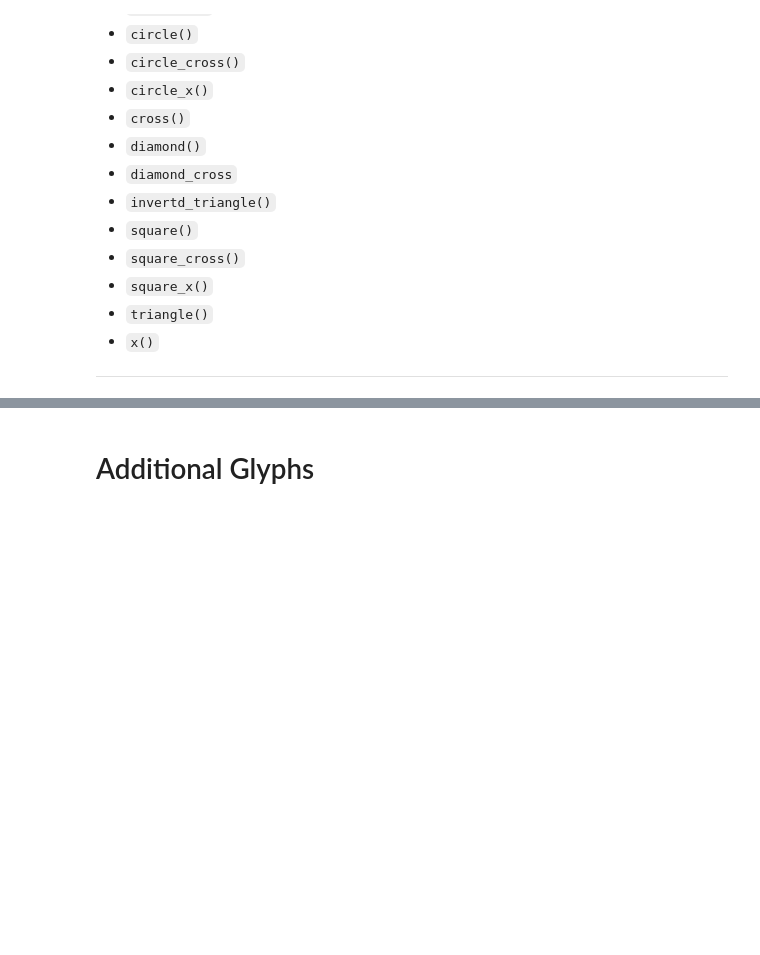
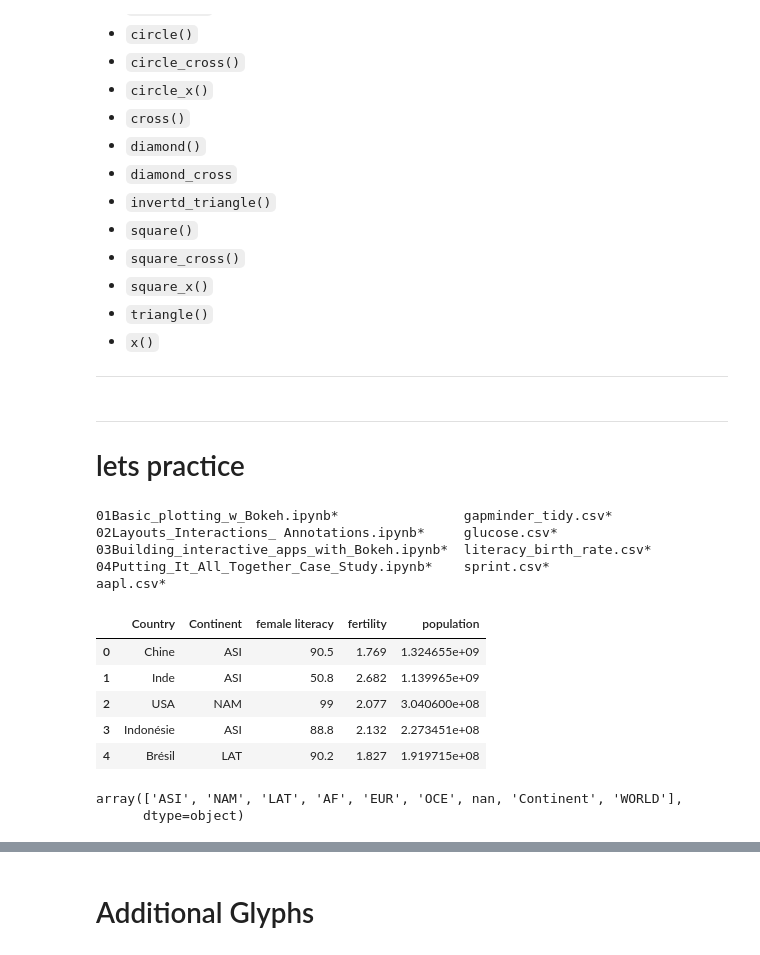
Before and after one commit to franksalas/datacamp, a Jupyter notebook: Interactive_Data_Visualizaton_Bokeh/01Basic_plotting_w_Bokeh.ipynb, the cells around one changed output, grey strips where cells are left out. Saved outputs shown, nothing was run; the diff lists cells and outputs as text; code cells hidden in the pictures; blank space fills up the shorter version.

```diff
--- a/Interactive_Data_Visualizaton_Bokeh/01Basic_plotting_w_Bokeh.ipynb
+++ b/Interactive_Data_Visualizaton_Bokeh/01Basic_plotting_w_Bokeh.ipynb
@@ -76,3 +76,30 @@ Loading BokehJS ...
 - `x()`
 
 ---
+# %% [markdown]
+---
+# lets practice
+# %%
+ls
+# %% [output]
+01Basic_plotting_w_Bokeh.ipynb*                gapminder_tidy.csv*
+02Layouts_Interactions_ Annotations.ipynb*     glucose.csv*
+03Building_interactive_apps_with_Bokeh.ipynb*  literacy_birth_rate.csv*
+04Putting_It_All_Together_Case_Study.ipynb*    sprint.csv*
+aapl.csv*
+# %%
+import pandas as pd
+df = pd.read_csv('literacy_birth_rate.csv')
+df.head()
+# %% [output]
+|  | Country | Continent | female literacy | fertility | population |
+| 0 | Chine | ASI | 90.5 | 1.769 | 1.324655e+09 |
+| 1 | Inde | ASI | 50.8 | 2.682 | 1.139965e+09 |
+| 2 | USA | NAM | 99 | 2.077 | 3.040600e+08 |
+| 3 | Indonésie | ASI | 88.8 | 2.132 | 2.273451e+08 |
+| 4 | Brésil | LAT | 90.2 | 1.827 | 1.919715e+08 |
+# %%
+df['Continent'].unique()
+# %% [output]
+array(['ASI', 'NAM', 'LAT', 'AF', 'EUR', 'OCE', nan, 'Continent', 'WORLD'],
+      dtype=object)
```
Also changed, not shown: parts of 41 cells of this notebook, 23 other files.
